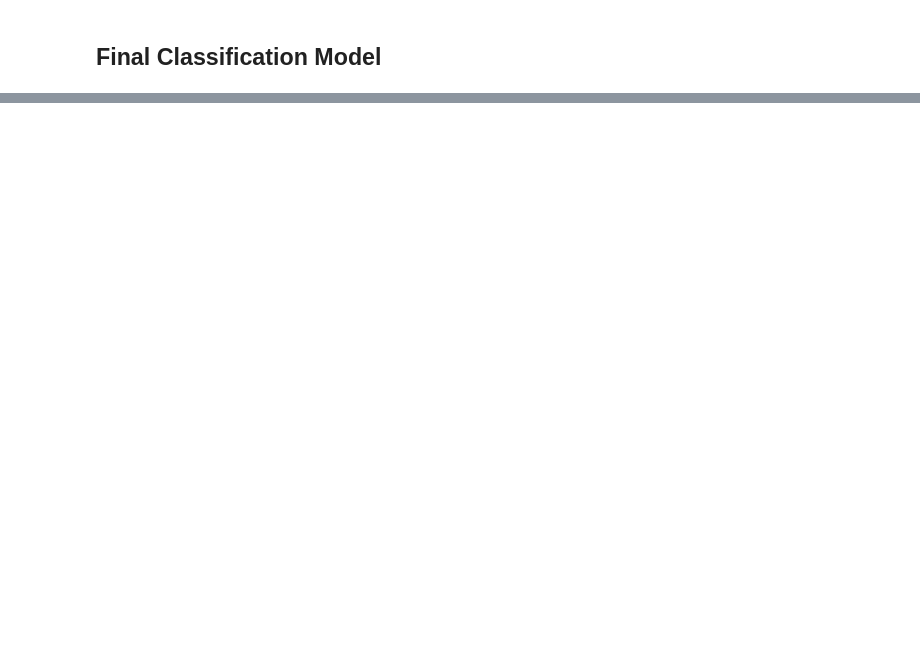
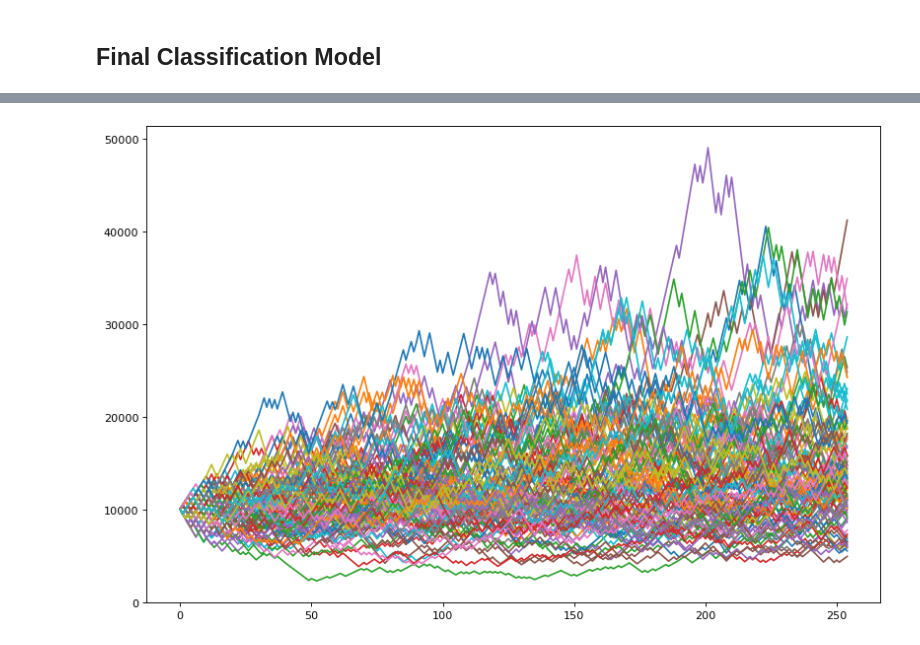
Before and after one commit to warrenmblood/Point-Total, a Jupyter notebook: NFL Betting Project - Point Total Prediction Model.ipynb, the cells around one changed output, grey strips where cells are left out. Cells and saved outputs as stored; diff of their text form; code cells hidden in the pictures; blank space fills up the shorter version.

```diff
--- a/NFL Betting Project - Point Total Prediction Model.ipynb
+++ b/NFL Betting Project - Point Total Prediction Model.ipynb
@@ -1654,0 +329,92 @@ k-Fold Cross-Validation Balanced Accuracy: 0.5479746749580434
+# %%
+# number of simulations to run
+num_simulations = 100
+
+# starting bankroll ($)
+starting_bankroll = 10000
+
+# size of each bet (as fraction of bankroll)
+bet_size_frac = 0.05
+
+# number of bets after which bet sizes are updated (to bet_size_frac)
+n_update = 10
+# %%
+feat_names = ['divisional','Caesars Superdome',"Levi's Stadium",'Lucas Oil Stadium','Soldier Field','wind_speed',
+              'home_coach Frank Reich','home_coach Kyle Shanahan','home_coach Mike Vrabel','away_coach Andy Reid',
+              'away_coach Mike McCarthy','away_coach Mike Tomlin','home_off_pen_yds','home_def_pen_yds','away_def_rush_ypc',
+              'away_off_epr','away_def_epr','home_off_edps','away_off_edps','away_def_edps','home_def_edrs','away_fumbles_lost',
+              'home_def_int_rate','home_off_ypkr','away_off_avg_sfp','home_def_spcr','away_def_dpcr','away_off_fdcr',
+              'home_def_rze','away_def_rze','away_def_pts_100','home_margin_o_u']
+# %%
+plt.figure(figsize=(12, 8), dpi=80)
+
+ending_bankrolls = []
+all_bet_results = []
+all_bet_sizes = []
+exceeded_4x = []
+
+scaler = StandardScaler()
+model = MLPClassifier(hidden_layer_sizes=(171,), activation='logistic', alpha=0.05, max_iter=1000, random_state=10)
+
+FS_x_train = X_train[feat_names]
+FS_x_test = X_test[feat_names]
+
+scaler.fit(FS_x_train)
+x_trn = scaler.transform(FS_x_train)
+x_tst = scaler.transform(FS_x_test)
+
+model.fit(x_trn, y_train)
+
+pred = model.predict(x_tst)
+actual = np.ravel(y_test)
+
+for n in range(num_simulations):
+
+    actual_s, pred_s = shuffle(actual, pred)
+
+    i = -1
+    bankroll = starting_bankroll
+    bet_size = round(bankroll*bet_size_frac, 2)
+
+    bet_ind = []
+    bankroll_lst = []
+
+    stop = False
+    while((i+1 < 255) and (stop == False)):
+        i += 1
+        bet_ind.append(i)
+        bankroll_lst.append(bankroll)
+        all_bet_sizes.append(bet_size)
+
+        if(pred_s[i] == actual_s[i]):
+            winnings = round(bet_size*0.909091, 2)
+            bankroll += winnings
+            all_bet_results.append(1)
+        else:
+            bankroll -= bet_size
+            all_bet_results.append(0)
+
+        bankroll = round(bankroll, 2)
+
+        if((i+1) % n_update == 0):
+            bet_size = round(bankroll*bet_size_frac, 2)
+
+        if((bankroll<= bet_size)):
+            stop = True
+
+    ending_bankrolls.append(bankroll)
+
+    if(bankroll > 4*starting_bankroll):
+        exceeded_4x.append(1)
+
+    plt.plot(bet_ind, bankroll_lst)
+
+print('Starting Bankroll: $' + str(starting_bankroll))
+print('Avg Ending Bankroll: $' + str(round(sum(ending_bankrolls)/len(ending_bankrolls), 2)))
+print('Bet Win %: ' + str(round(sum(all_bet_results) / len(all_bet_results), 4)))
+print('Min Ending Bankroll: $' + str(min(ending_bankrolls)))
+print('Max Ending Bankroll: $' + str(max(ending_bankrolls)))
+print('Avg Bet Size: $' + str(round(sum(all_bet_sizes) / len(all_bet_sizes), 2)))
+print('% Exceeded 4x (Above $40,000): ' + str(sum(exceeded_4x)))
+print('Ending Bankrolls: ' + str(ending_bankrolls))
+# %% [output]
@@ -1654,0 +429 @@ k-Fold Cross-Validation Balanced Accuracy: 0.5479746749580434
+[figure, added]
```
Also changed, not shown: parts of 204 cells of this notebook.
